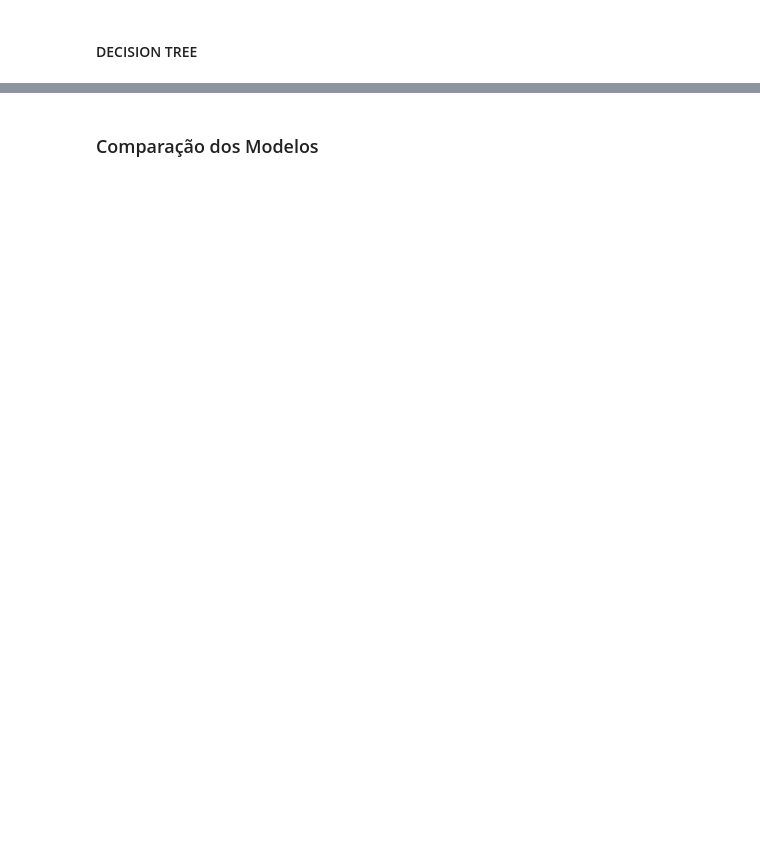
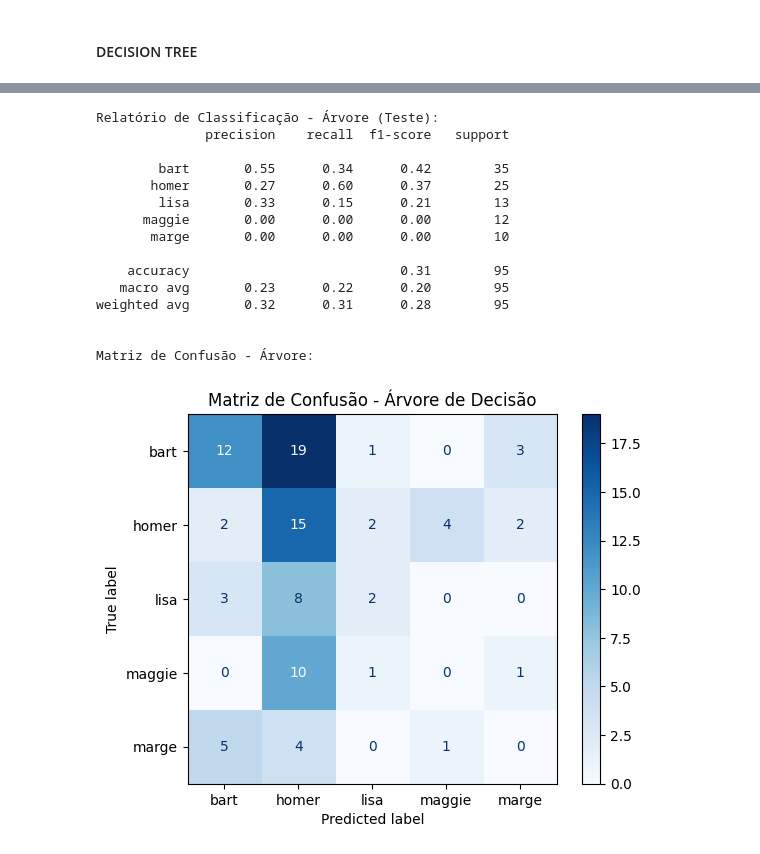
Before and after one commit to MateusLyoshka/IA_Simpsons, a Jupyter notebook: main.ipynb, the cells around one changed output, grey strips where cells are left out. Cells and saved outputs as stored; diff of their text form; code cells hidden in the pictures; blank space fills up the shorter version.

```diff
--- a/main.ipynb
+++ b/main.ipynb
@@ -376,30 +563,36 @@ print(f"Melhor min_samples_leaf: {gridDT.best_estimator_.min_samples_leaf}")
 # %%
-# TESTANDO O MODELO
+import matplotlib.pyplot as plt
+from sklearn.metrics import ConfusionMatrixDisplay
 
-from sklearn.metrics import accuracy_score, classification_report
+# Melhor modelo de Árvore
+best_tree = grid_tree.best_estimator_
 
-# Carrega os dados de teste
-df_test = pd.read_csv(csv_test_path)
+# Predição e avaliação
+y_pred_tree = best_tree.predict(X_test)
 
-X_test = df_test.drop('class', axis=1)
-y_test = df_test['class']
+print("\nRelatório de Classificação - Árvore (Teste):")
+print(classification_report(y_test, y_pred_tree, target_names=le.classes_))
 
-# Normaliza os dados
-scaler = MinMaxScaler()
-X_test = scaler.fit_transform(X_test)
-
-# Criando o modelo
-modelo = DecisionTreeClassifier(criterion=gridDT.best_estimator_.criterion, splitter=gridDT.best_estimator_.splitter, max_depth=gridDT.best_estimator_.max_depth, min_samples_split=gridDT.best_estimator_.min_samples_split, min_samples_leaf=gridDT.best_estimator_.min_samples_leaf)
-
-# Treinando o modelo
-modelo.fit(X_train, y_train)
-
-# Testando o modelo
-y_pred = modelo.predict(X_test)
-
-# Avaliando o modelo
-
-print(f"Acurácia: {accuracy_score(y_test, y_pred)}")
-print(classification_report(y_test, y_pred))
+print("\nMatriz de Confusão - Árvore:")
+cm_tree = confusion_matrix(y_test, y_pred_tree)
+disp = ConfusionMatrixDisplay(confusion_matrix=cm_tree, display_labels=le.classes_)
+disp.plot(cmap='Blues', values_format='d')
+plt.title('Matriz de Confusão - Árvore de Decisão')
+plt.show()
+# %% [output]
+Relatório de Classificação - Árvore (Teste):
+              precision    recall  f1-score   support
+
+        bart       0.55      0.34      0.42        35
+       homer       0.27      0.60      0.37        25
+        lisa       0.33      0.15      0.21        13
+      maggie       0.00      0.00      0.00        12
+       marge       0.00      0.00      0.00        10
+
+    accuracy                           0.31        95
+   macro avg       0.23      0.22      0.20        95
+weighted avg       0.32      0.31      0.28        95
+
+
+Matriz de Confusão - Árvore:
+[figure, added]
-# %% [markdown]
-### Comparação dos Modelos
```
Also changed, not shown: parts of 11 cells of this notebook, 2 other files.
